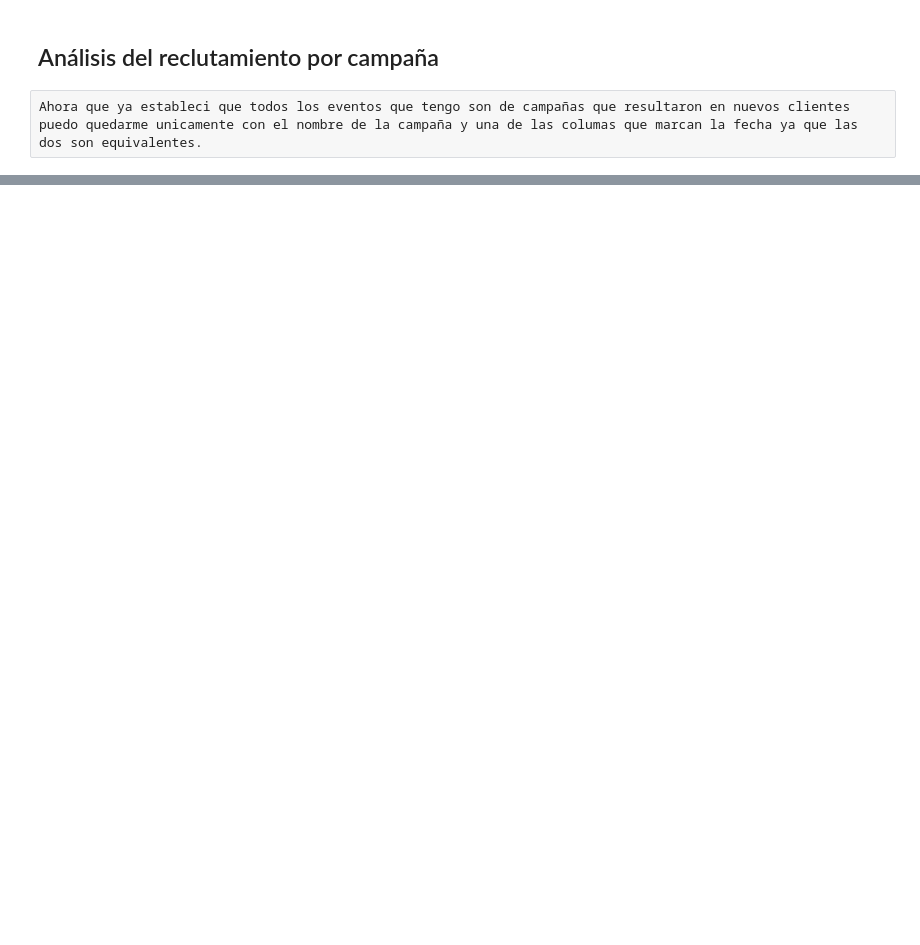
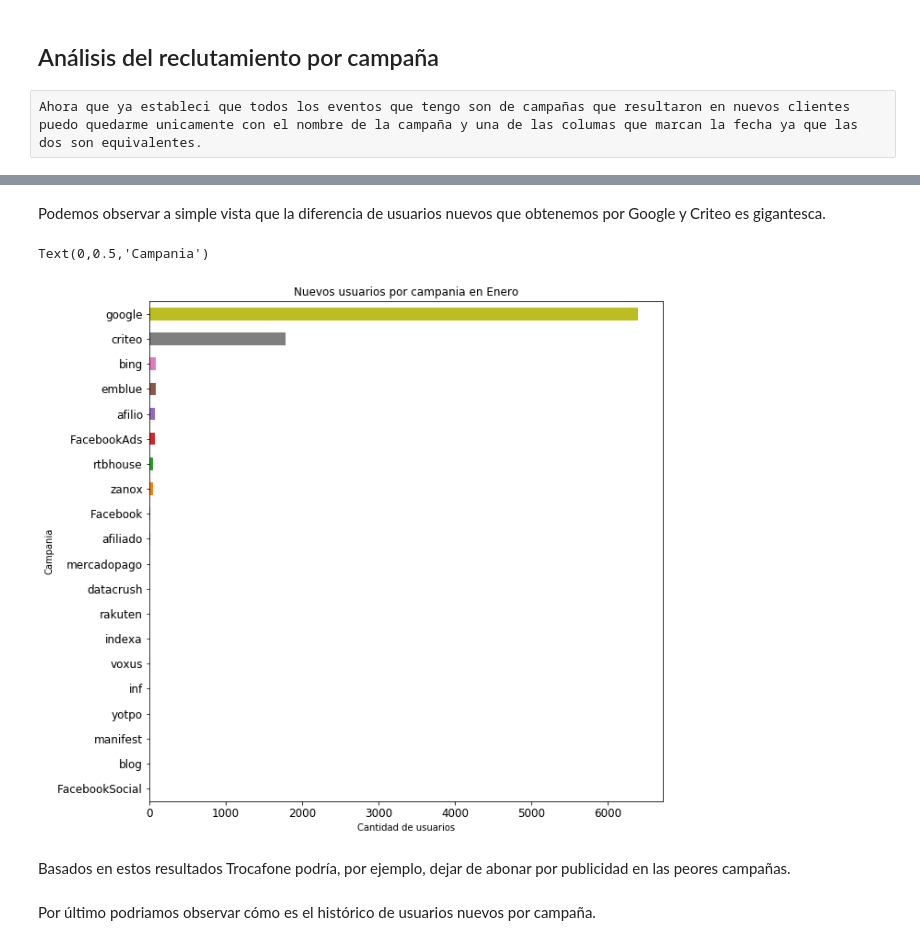
Before and after one commit to lituarte/Datos-TP1, a Jupyter notebook: Notebooks/Análisis del reclutamiento por campaña.ipynb, the cells around one changed output, grey strips where cells are left out. Saved outputs shown, nothing was run; the diff lists cells and outputs as text; code cells hidden in the pictures; blank space fills up the shorter version.

```diff
--- a/Notebooks/Análisis del reclutamiento por campaña.ipynb
+++ b/Notebooks/Análisis del reclutamiento por campaña.ipynb
@@ -60,0 +110,15 @@ print(campania_por_mes.loc[campania_por_mes["mes"] == 1,:])
+# %% [markdown]
+Podemos observar a simple vista que la diferencia de usuarios nuevos que obtenemos por Google y Criteo es gigantesca.
+# %%
+mayo.sort_values(by="cantidad").plot(rot=0, kind="barh", x="campaign_source", y="cantidad", figsize=(10,10), legend=False, fontsize=12)
+
+plt.title("Nuevos usuarios por campania en Enero")
+plt.xlabel("Cantidad de usuarios")
+plt.ylabel("Campania")
+# %% [output]
+Text(0,0.5,'Campania')
+[figure, added]
+# %% [markdown]
+Basados en estos resultados Trocafone podría, por ejemplo, dejar de abonar por publicidad en las peores campañas.
+# %% [markdown]
+Por último podriamos observar cómo es el histórico de usuarios nuevos por campaña.
```
Also changed, not shown: parts of 13 cells of this notebook.
